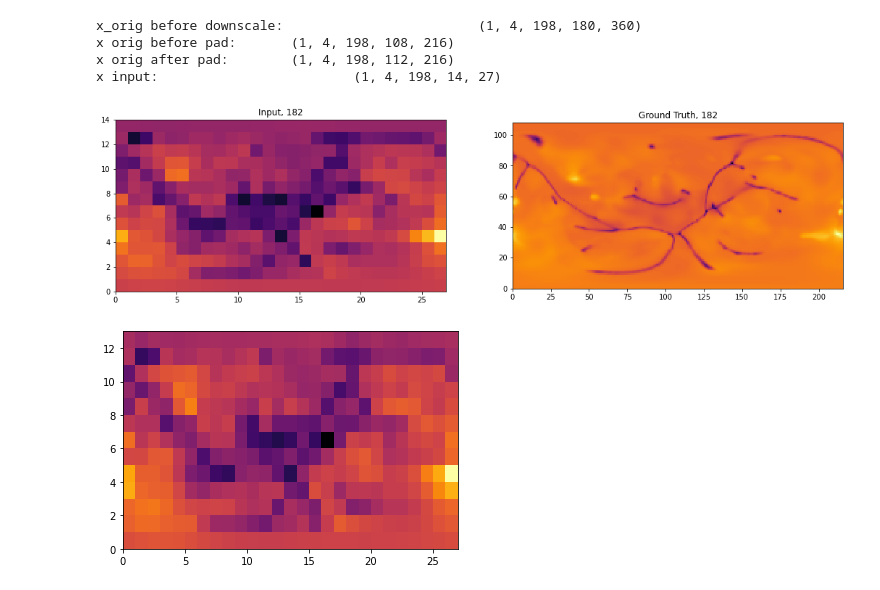
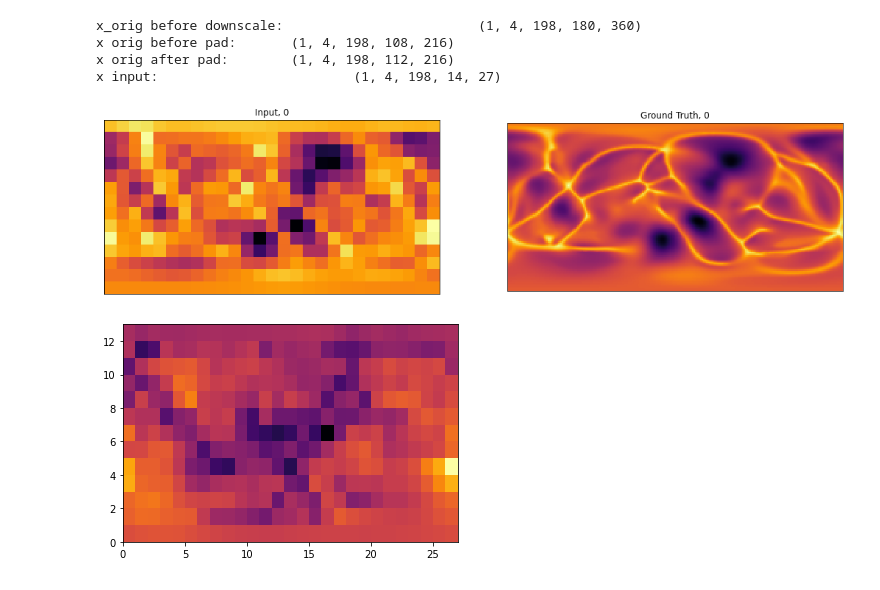
Before and after one commit to tvhahn/EarthGAN, a Jupyter notebook: notebooks/scratch/1.0_data-prep-update.ipynb, the cells around one changed output. Saved outputs shown, nothing was run; the diff lists cells and outputs as text; code cells hidden in the pictures.

```diff
--- a/notebooks/scratch/1.0_data-prep-update.ipynb
+++ b/notebooks/scratch/1.0_data-prep-update.ipynb
@@ -238,13 +238,13 @@ x.shape
 (1, 8, 201, 180, 360)
 # %%
 r_index = 16
-var_to_plot = 'thermal expansivity'
+var_to_plot = 'temperature'
 
 for i, var_name in enumerate(var_list):
     if var_name == var_to_plot:
         temp_array = x[0,i,r_index,:,:]
 
-plt.pcolormesh(temp_array)
+plt.pcolormesh(temp_array, cmap='inferno')
 plt.show()
 
 print(np.max(temp_array), np.min(temp_array))
@@ -503,39 +503,42 @@ x orig after pad:        (1, 4, 198, 112, 216)
 x input:                         (1, 4, 198, 14, 27)
 # %%
 title_list = ['Input','Ground Truth']
-r_index = 182
+r_index = 0
 var_to_plot = 'temperature'
 
 
 # create image
 color_scheme='inferno'
 fig, axes = plt.subplots(1,2, figsize=(18,8))
 
 for ax, title in zip(axes.flat, title_list):
 
 
     # downscaled data
     if title == 'Input':
         for i, var_name in enumerate(var_list):
             if var_name == var_to_plot:
 
                 ax.pcolormesh(x[0,i,r_index,:,:], cmap=color_scheme)
                 ax.set_title(f"{title}, {r_index}")
                 ax.set_aspect(1)
-
+                ax.get_xaxis().set_visible(False)
+                ax.get_yaxis().set_visible(False)
 
     # original data
     if title == 'Ground Truth':
         for i, var_name in enumerate(var_list):
             if var_name == var_to_plot:
 
                 ax.pcolormesh(x_orig[0,i,r_index,:,:], cmap=color_scheme)
                 ax.set_title(f"{title}, {r_index}")
                 ax.set_aspect(1)
-
+                ax.get_xaxis().set_visible(False)
+                ax.get_yaxis().set_visible(False)
+plt.savefig('full_input_1.png', dpi=300, bbox_inches="tight")
 plt.show()
 # %% [output]
-[figure, old version]
+[figure, new version]
 # %%
 def pad_data(x, pad_top_bot=0, pad_sides=0):
     """pad the x data along on the sides
```
Also changed, not shown: parts of 1 cell of this notebook.
